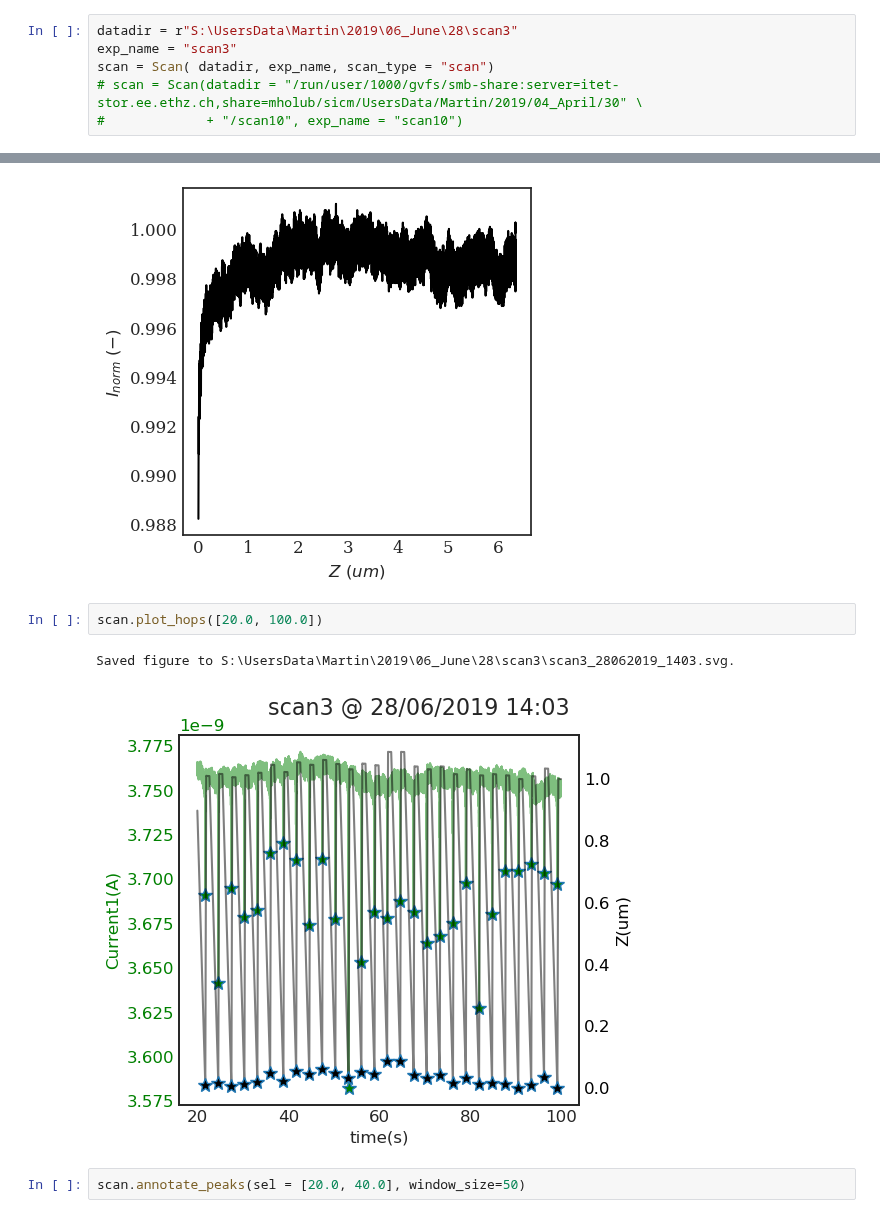
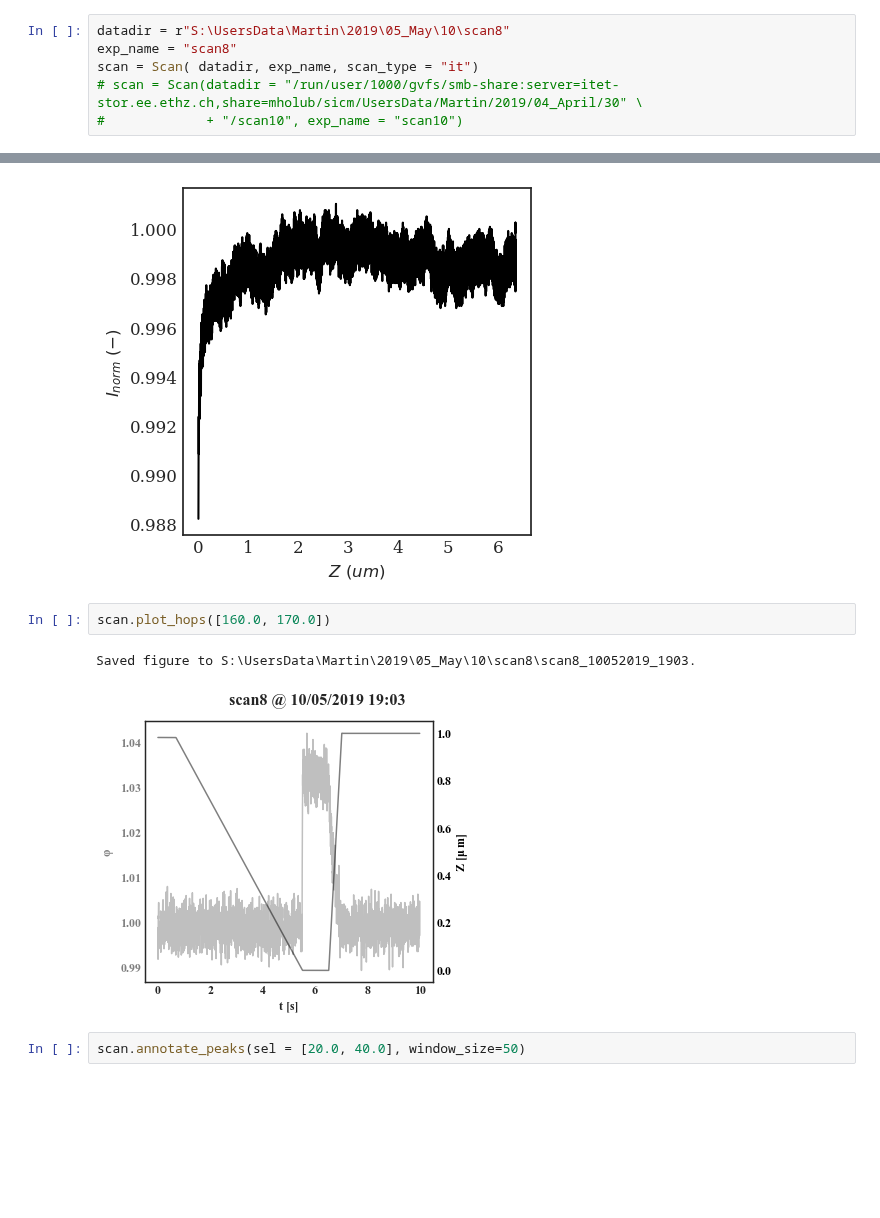
Before and after one commit to martinholub/sicm, a Jupyter notebook: notebooks/plots.ipynb, the cells around one changed output, grey strips where cells are left out. Drawn from its saved outputs; the diff is of its cells as text; blank space fills up the shorter version.

Commit message:
Reploting some QTF calib data
- adjusting to make nicer, specific plots

```diff
--- a/notebooks/plots.ipynb
+++ b/notebooks/plots.ipynb
@@ -17,7 +14,7 @@ The autoreload extension is already loaded. To reload it, use:
 # %%
-datadir = r"S:\UsersData\Martin\2019\06_June\28\scan3"
-exp_name = "scan3"
-scan = Scan( datadir, exp_name, scan_type = "scan")
+datadir = r"S:\UsersData\Martin\2019\05_May\10\scan8"
+exp_name = "scan8"
+scan = Scan( datadir, exp_name, scan_type = "it")
 # scan = Scan(datadir = "/run/user/1000/gvfs/smb-share:server=itet-stor.ee.ethz.ch,share=mholub/sicm/UsersData/Martin/2019/04_April/30" \
 #             + "/scan10", exp_name = "scan10")
 # %% [output]
@@ -42,10 +39,10 @@ scan.plot_approach(location = None, relative = True, convert = False)
 Saved figure to S:\UsersData\Martin\2019\06_June\28\scan3\scan3_28062019_1403_approach.svg.
 [figure]
 # %%
-scan.plot_hops([20.0, 100.0])
+scan.plot_hops([160.0, 170.0])
 # %% [output]
-Saved figure to S:\UsersData\Martin\2019\06_June\28\scan3\scan3_28062019_1403.svg.
+Saved figure to S:\UsersData\Martin\2019\05_May\10\scan8\scan8_10052019_1903.
-[figure, old version]
+[figure, new version]
 # %%
 scan.annotate_peaks(sel = [20.0, 40.0], window_size=50)
 # %% [output]
```
Also changed, not shown: parts of 2 cells of this notebook, 6 other files.
